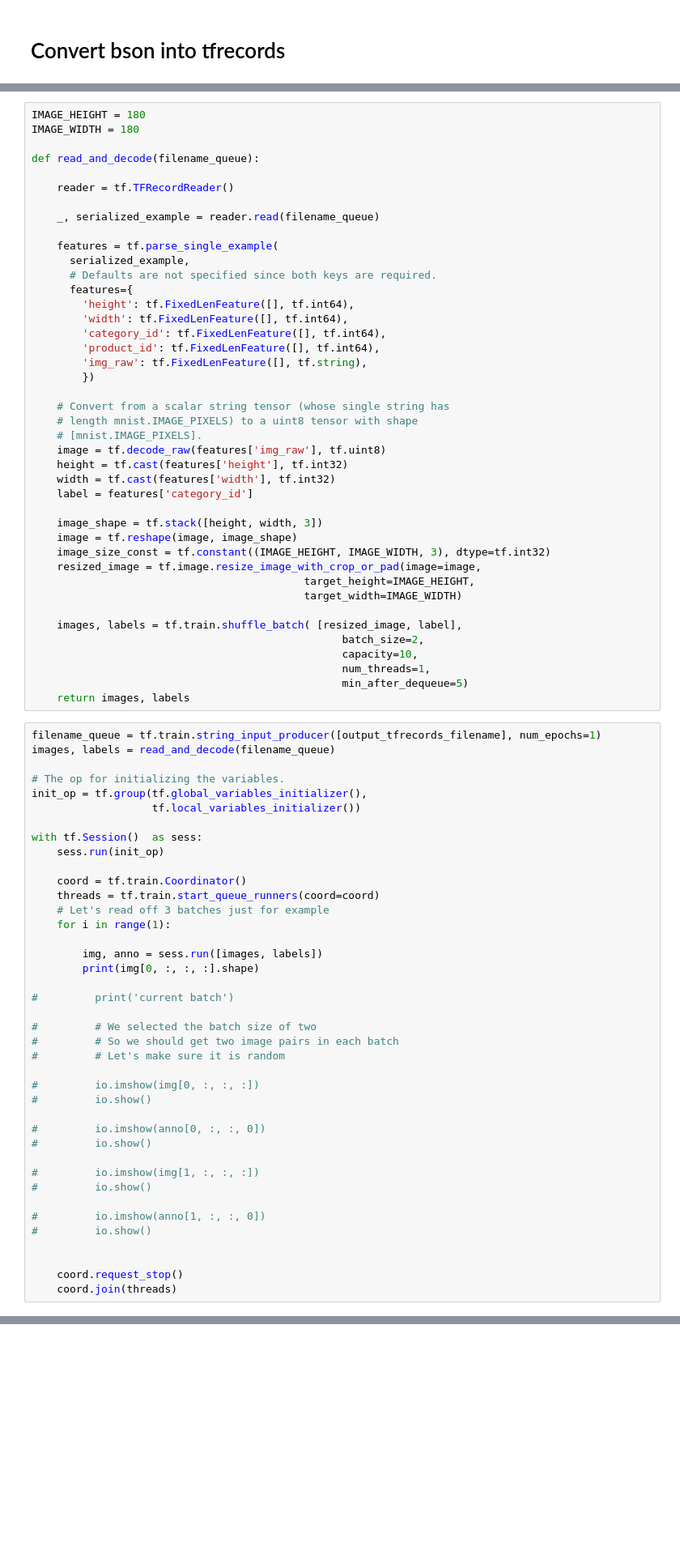
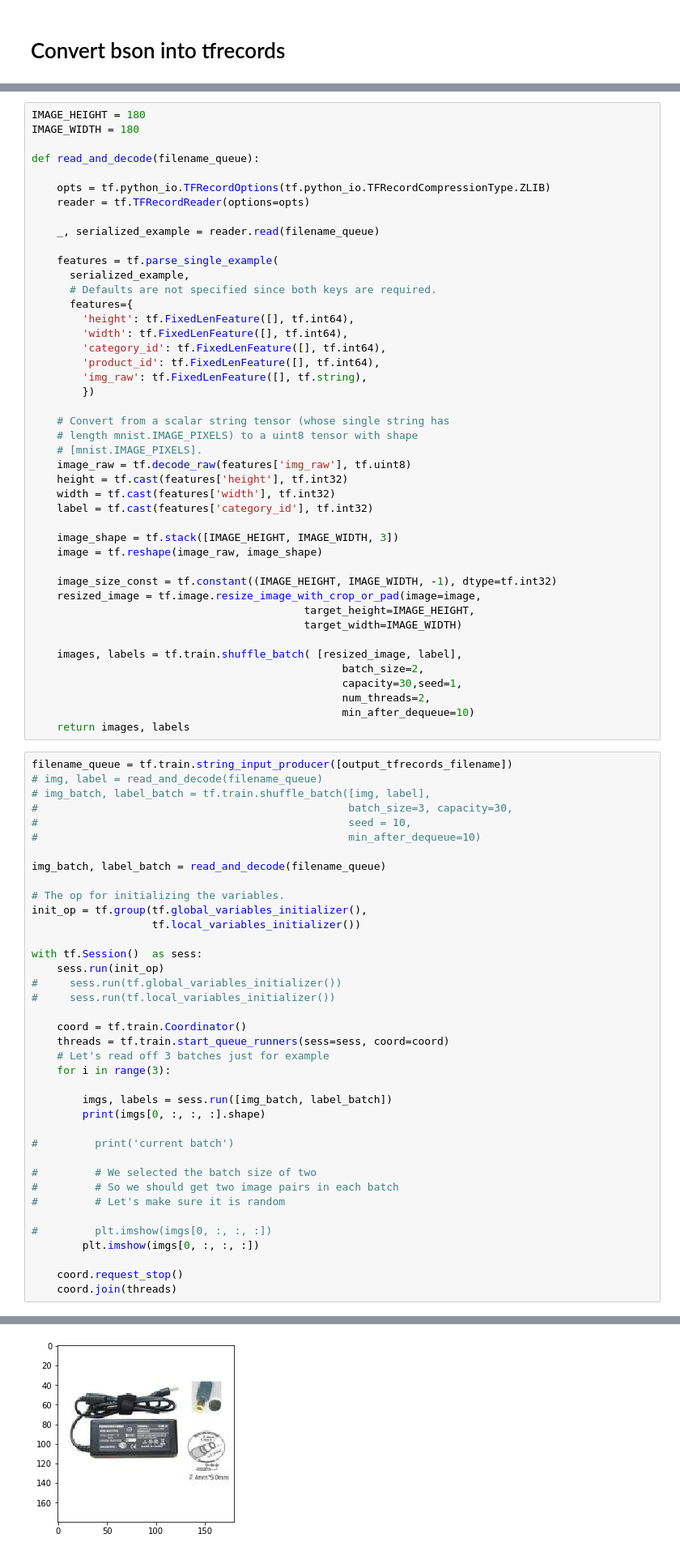
Before and after one commit to Zhenxingzhang/kaggle-cdiscount-classification, a Jupyter notebook: notebooks/Cdiscount--data visualization.ipynb, the cells around one changed output, grey strips where cells are left out. Shown at 81% size. Drawn from its saved outputs; the diff is of its cells as text; blank space fills up the shorter version.

```diff
--- a/notebooks/Cdiscount--data visualization.ipynb
+++ b/notebooks/Cdiscount--data visualization.ipynb
@@ -112,7 +157,8 @@ IMAGE_WIDTH = 180
 
 def read_and_decode(filename_queue):
 
-    reader = tf.TFRecordReader()
+    opts = tf.python_io.TFRecordOptions(tf.python_io.TFRecordCompressionType.ZLIB)
+    reader = tf.TFRecordReader(options=opts)
 
     _, serialized_example = reader.read(filename_queue)
 
@@ -130,27 +176,34 @@ def read_and_decode(filename_queue):
     # Convert from a scalar string tensor (whose single string has
     # length mnist.IMAGE_PIXELS) to a uint8 tensor with shape
     # [mnist.IMAGE_PIXELS].
-    image = tf.decode_raw(features['img_raw'], tf.uint8)
+    image_raw = tf.decode_raw(features['img_raw'], tf.uint8)
     height = tf.cast(features['height'], tf.int32)
     width = tf.cast(features['width'], tf.int32)
-    label = features['category_id']
+    label = tf.cast(features['category_id'], tf.int32)
 
-    image_shape = tf.stack([height, width, 3])
-    image = tf.reshape(image, image_shape)
-    image_size_const = tf.constant((IMAGE_HEIGHT, IMAGE_WIDTH, 3), dtype=tf.int32)
+    image_shape = tf.stack([IMAGE_HEIGHT, IMAGE_WIDTH, 3])
+    image = tf.reshape(image_raw, image_shape)
+
+    image_size_const = tf.constant((IMAGE_HEIGHT, IMAGE_WIDTH, -1), dtype=tf.int32)
     resized_image = tf.image.resize_image_with_crop_or_pad(image=image,
                                            target_height=IMAGE_HEIGHT,
                                            target_width=IMAGE_WIDTH)
 
     images, labels = tf.train.shuffle_batch( [resized_image, label],
                                                  batch_size=2,
-                                                 capacity=10,
-                                                 num_threads=1,
-                                                 min_after_dequeue=5)
+                                                 capacity=30,seed=1,
+                                                 num_threads=2,
+                                                 min_after_dequeue=10)
     return images, labels
 # %%
-filename_queue = tf.train.string_input_producer([output_tfrecords_filename], num_epochs=1)
-images, labels = read_and_decode(filename_queue)
+filename_queue = tf.train.string_input_producer([output_tfrecords_filename])
+# img, label = read_and_decode(filename_queue)
+# img_batch, label_batch = tf.train.shuffle_batch([img, label],
+#                                                 batch_size=3, capacity=30,
+#                                                 seed = 10,
+#                                                 min_after_dequeue=10)
+
+img_batch, label_batch = read_and_decode(filename_queue)
 
 # The op for initializing the variables.
 init_op = tf.group(tf.global_variables_initializer(),
@@ -158,14 +211,16 @@ init_op = tf.group(tf.global_variables_initializer(),
 
 with tf.Session()  as sess:
     sess.run(init_op)
+#     sess.run(tf.global_variables_initializer())
+#     sess.run(tf.local_variables_initializer())
 
     coord = tf.train.Coordinator()
-    threads = tf.train.start_queue_runners(coord=coord)
+    threads = tf.train.start_queue_runners(sess=sess, coord=coord)
     # Let's read off 3 batches just for example
-    for i in range(1):
+    for i in range(3):
 
-        img, anno = sess.run([images, labels])
-        print(img[0, :, :, :].shape)
+        imgs, labels = sess.run([img_batch, label_batch])
+        print(imgs[0, :, :, :].shape)
 
 #         print('current batch')
 
@@ -173,18 +228,8 @@ with tf.Session()  as sess:
 #         # So we should get two image pairs in each batch
 #         # Let's make sure it is random
 
-#         io.imshow(img[0, :, :, :])
-#         io.show()
-
-#         io.imshow(anno[0, :, :, 0])
-#         io.show()
-
-#         io.imshow(img[1, :, :, :])
-#         io.show()
-
-#         io.imshow(anno[1, :, :, 0])
-#         io.show()
-
+#         plt.imshow(imgs[0, :, :, :])
+        plt.imshow(imgs[0, :, :, :])
 
     coord.request_stop()
     coord.join(threads)
@@ -197,0 +240 @@ Caused by op 'shuffle_batch_6', defined at:
+[figure, added]
```
Also changed, not shown: parts of 9 cells of this notebook, 2 other files.
